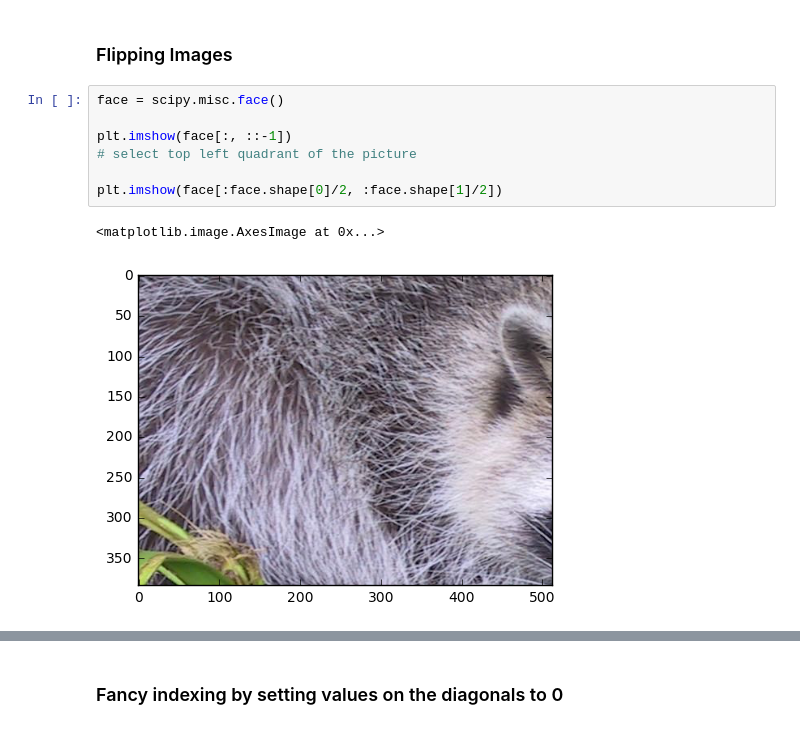
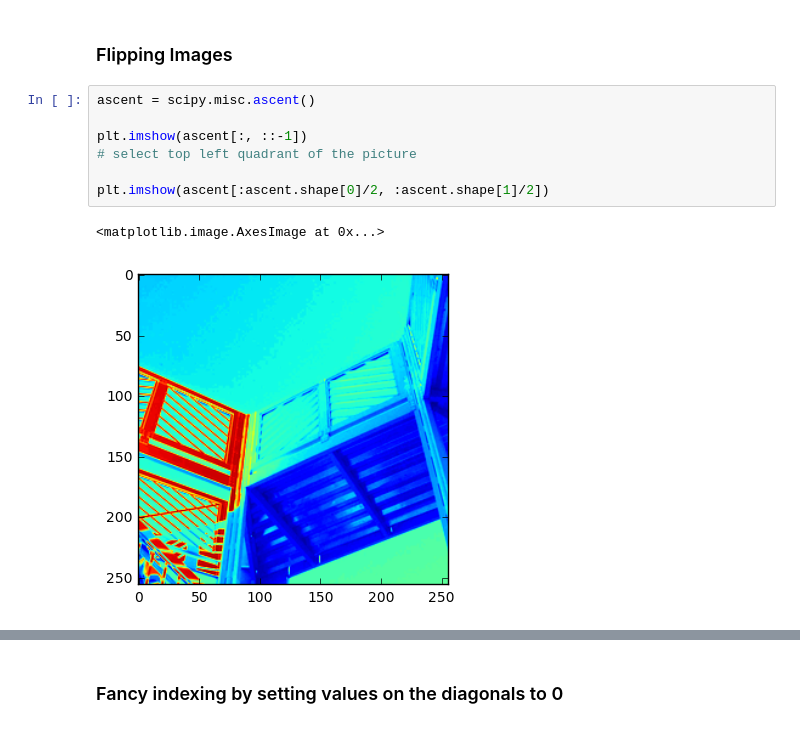
Before and after one commit to PiBingbin/Aggregatus, a Jupyter notebook: Miscellaneous/Numpy/chap02.ipynb, the cells around one changed output, grey strips where cells are left out. Drawn from its saved outputs; the diff is of its cells as text.

```diff
--- a/Miscellaneous/Numpy/chap02.ipynb
+++ b/Miscellaneous/Numpy/chap02.ipynb
@@ -69,13 +69,13 @@ plt.show()
 # %% [markdown]
 ### Flipping Images
 # %%
-face = scipy.misc.face()
+ascent = scipy.misc.ascent()
 
-plt.imshow(face[:, ::-1])
+plt.imshow(ascent[:, ::-1])
 # select top left quadrant of the picture
 
-plt.imshow(face[:face.shape[0]/2, :face.shape[1]/2])
+plt.imshow(ascent[:ascent.shape[0]/2, :ascent.shape[1]/2])
 # %% [output]
 <matplotlib.image.AxesImage at 0x...>
-[figure, old version]
+[figure, new version]
 # %%
```
Also changed, not shown: parts of 6 cells of this notebook.
